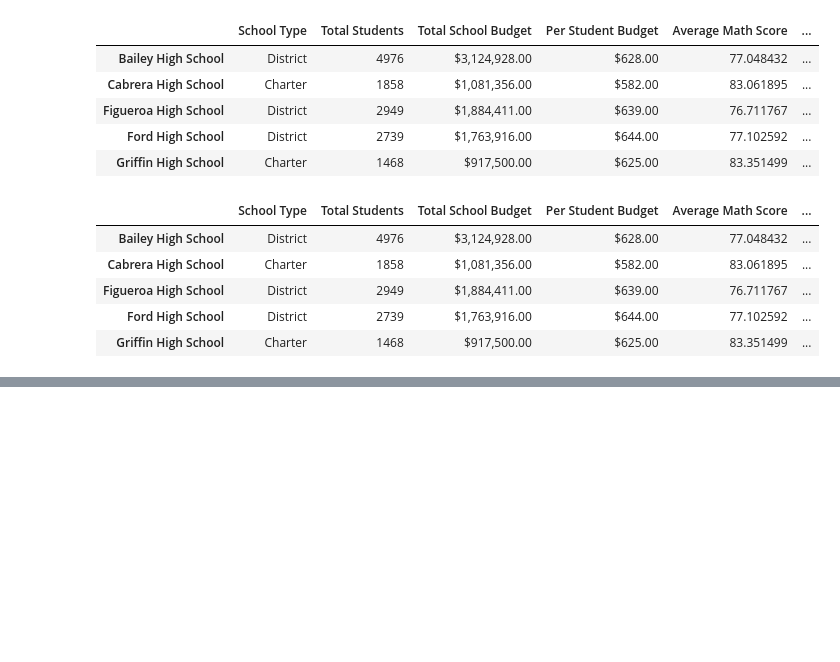
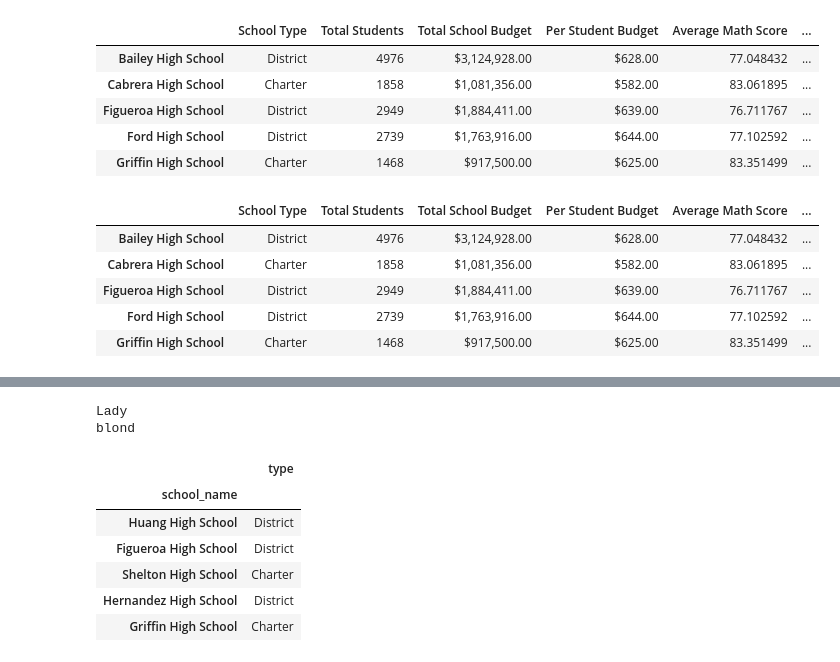
Before and after one commit to JohnJohnson913/School_District_Analysis, a Jupyter notebook: PyCitySchools.ipynb, the cells around one changed output, grey strips where cells are left out. Cells and saved outputs as stored; diff of their text form; code cells hidden in the pictures; blank space fills up the shorter version.

```diff
--- a/PyCitySchools.ipynb
+++ b/PyCitySchools.ipynb
@@ -842,0 +880,9 @@ per_school_summary_df.head()
+# %%
+class Dog:
+    def __init__(self, name, color, sound):
+        self.name = name
+        self.color = color
+        self.sound = sound
+
+    def bark(self):
+        return self.sound + ' ' + self.sound
@@ -842,0 +898,16 @@ per_school_summary_df.head()
+# %%
+second_dog = Dog('Lady', 'blond', 'arf!')
+print(    second_dog.name)
+print(second_dog.color)
+second_dog.bark()
+df.head()
+# %% [output]
+Lady
+blond
+|  | type |
+| school_name |  |
+| Huang High School | District |
+| Figueroa High School | District |
+| Shelton High School | Charter |
+| Hernandez High School | District |
+| Griffin High School | Charter |
```
Also changed, not shown: parts of 6 cells of this notebook.
